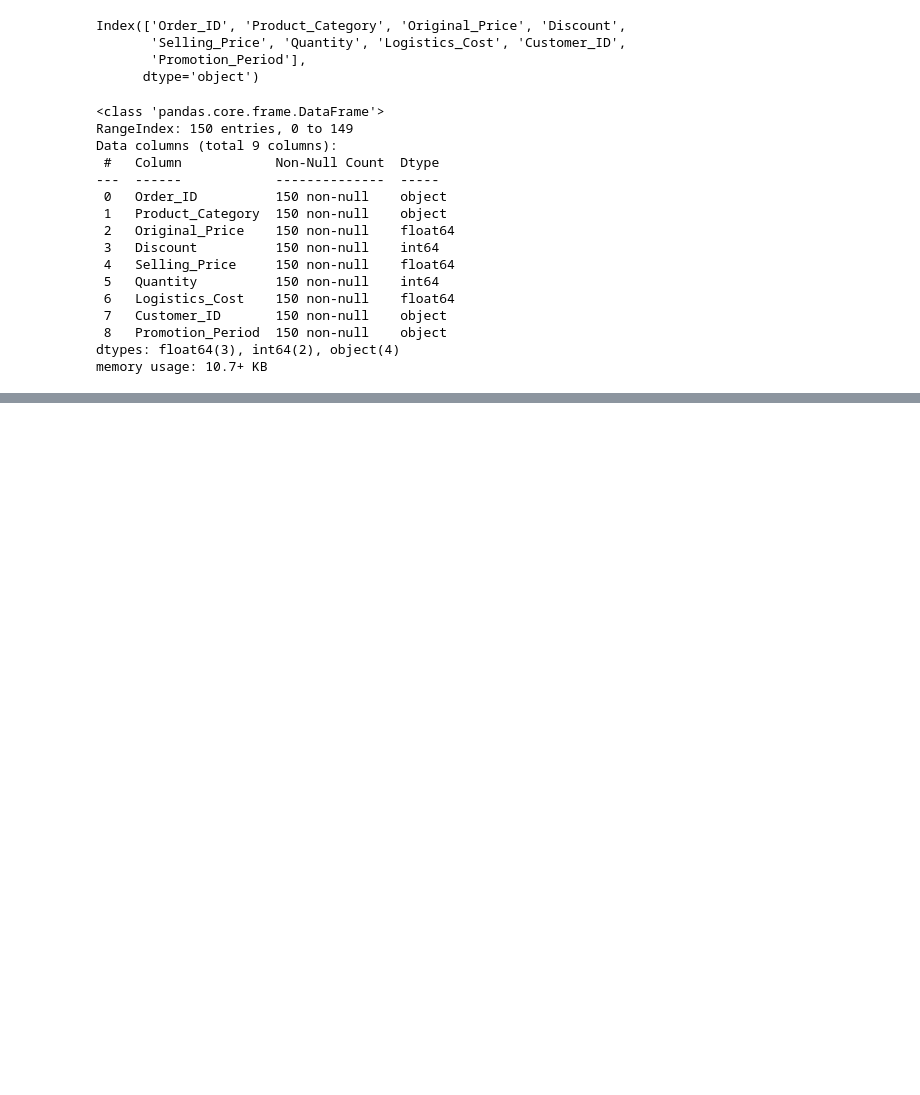
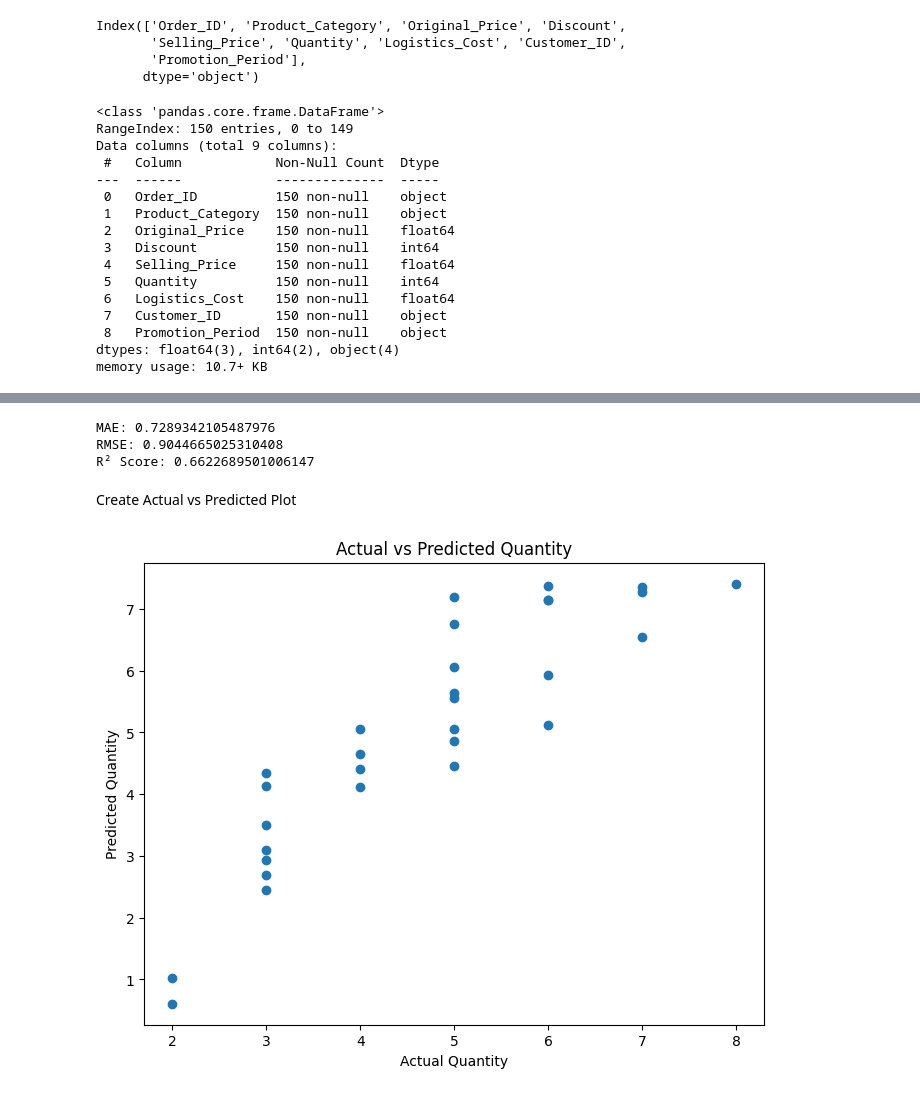
Before and after one commit to PRIYA-P14/Ecommerce_Discount_Analysis, a Jupyter notebook: Ecommerce_Discount_Analysis.ipynb, the cells around one changed output, grey strips where cells are left out. Saved outputs shown, nothing was run; the diff lists cells and outputs as text; code cells hidden in the pictures; blank space fills up the shorter version.

Commit message:
Model trained

```diff
--- a/Ecommerce_Discount_Analysis.ipynb
+++ b/Ecommerce_Discount_Analysis.ipynb
@@ -114,0 +423,7 @@ memory usage: 10.7+ KB
+# %%
+X_train, X_test, y_train, y_test = train_test_split(
+    X,
+    y,
+    test_size=0.2,
+    random_state=42
+)
@@ -114,0 +432,9 @@ memory usage: 10.7+ KB
+# %%
+model = Pipeline(
+    steps=[
+        ("preprocessor", preprocessor),
+        ("regressor", LinearRegression())
+    ]
+)
+# %%
+model.fit(X_train, y_train)
@@ -114,0 +453,2 @@ memory usage: 10.7+ KB
+# %%
+y_pred = model.predict(X_test)
@@ -114,0 +474,25 @@ memory usage: 10.7+ KB
+# %%
+print("MAE:", mae)
+print("RMSE:", rmse)
+print("R² Score:", r2)
+# %% [output]
+MAE: 0.7289342105487976
+RMSE: 0.9044665025310408
+R² Score: 0.6622689501006147
+# %% [markdown]
+Create Actual vs Predicted Plot
+# %%
+plt.figure(figsize=(8,6))
+
+plt.scatter(
+    y_test,
+    y_pred
+)
+
+plt.xlabel("Actual Quantity")
+plt.ylabel("Predicted Quantity")
+plt.title("Actual vs Predicted Quantity")
+
+plt.show()
+# %% [output]
+[figure, added]
```
Also changed, not shown: parts of 51 cells of this notebook.
